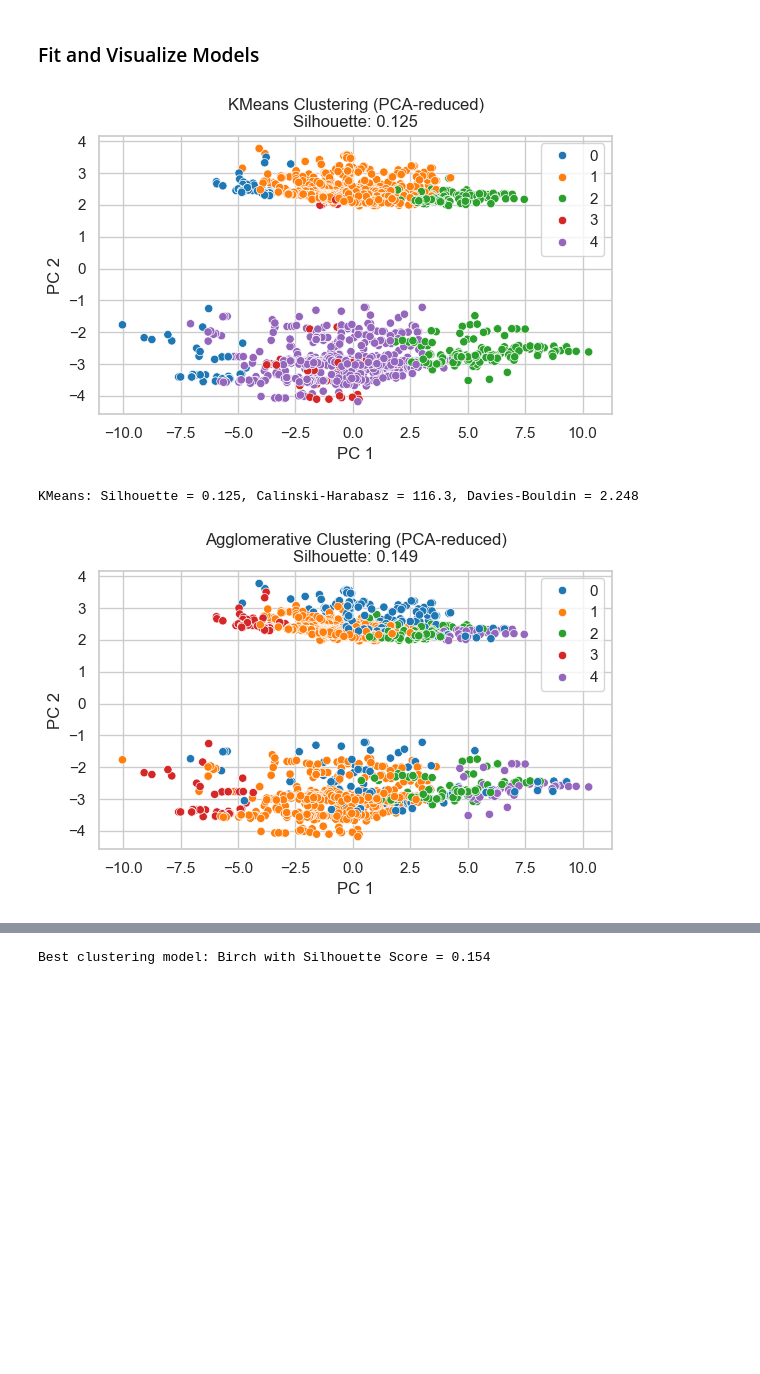
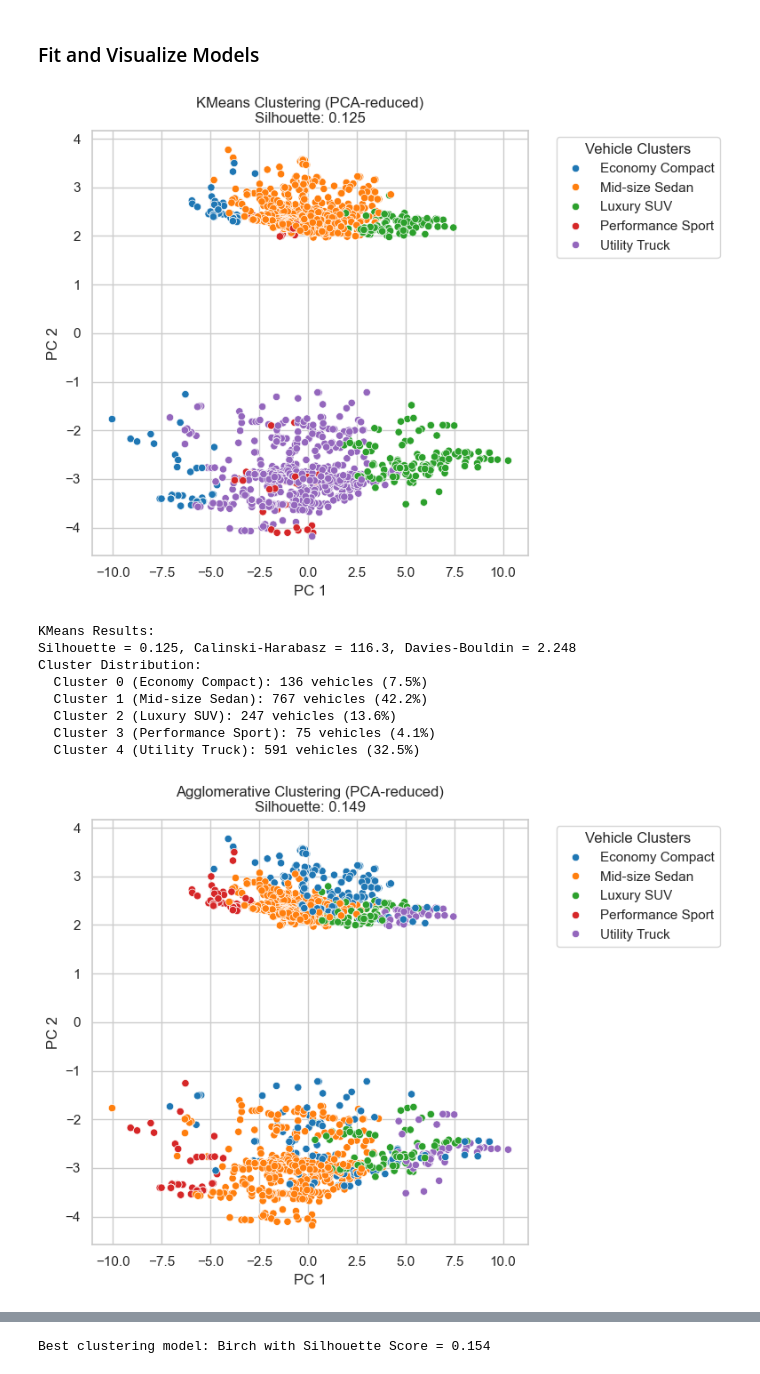
Before and after one commit to TarunZach/fuel_mpg_prediction, a Jupyter notebook: epa_fuel_economy.ipynb, the cells around one changed output, grey strips where cells are left out. Drawn from its saved outputs; the diff is of its cells as text; code cells hidden in the pictures; blank space fills up the shorter version.

```diff
--- a/epa_fuel_economy.ipynb
+++ b/epa_fuel_economy.ipynb
@@ -470,6 +624,15 @@ clustering_metrics = {}
 # %% [markdown]
 ### Fit and Visualize Models
 # %%
+# Define cluster labels to match frontend
+cluster_labels = {
+    0: {"name": "Economy Compact", "description": "Small, fuel-efficient vehicles"},
+    1: {"name": "Mid-size Sedan", "description": "Balanced performance and efficiency"},
+    2: {"name": "Luxury SUV", "description": "Large, feature-rich vehicles"},
+    3: {"name": "Performance Sport", "description": "High-performance vehicles"},
+    4: {"name": "Utility Truck", "description": "Work and utility vehicles"},
+}
+
 # Clustering models
 clustering_models = {
     "KMeans": KMeans(n_clusters=5, random_state=42),
@@ -493,37 +656,70 @@ for name, model in clustering_models.items():
         # Store labels for later visualization
         cluster_results[name] = labels
 
         # Evaluate clustering quality
         silhouette = silhouette_score(X_scaled, labels)
         calinski = calinski_harabasz_score(X_scaled, labels)
         davies = davies_bouldin_score(X_scaled, labels)
 
         clustering_metrics[name] = {
             "model": model,
             "labels": labels,
             "silhouette": silhouette,
             "calinski": calinski,
             "davies": davies,
         }
 
-        # Visualization
-        plt.figure(figsize=(6, 4))
-        sns.scatterplot(
+        # Create custom legend labels using cluster names
+        legend_labels = [cluster_labels[i]["name"] for i in range(5)]
+
+        # Visualization with named clusters
+        plt.figure(figsize=(8, 6))
+        scatter = sns.scatterplot(
             x=X_pca[:, 0], y=X_pca[:, 1], hue=labels, palette="tab10", legend="full"
         )
+
+        # Update legend with cluster names
+        handles, _ = scatter.get_legend_handles_labels()
+        plt.legend(
+            handles,
+            legend_labels,
+            title="Vehicle Clusters",
+            bbox_to_anchor=(1.05, 1),
+            loc="upper left",
+        )
+
         plt.title(f"{name} Clustering (PCA-reduced)\nSilhouette: {silhouette:.3f}")
         plt.xlabel("PC 1")
         plt.ylabel("PC 2")
         plt.tight_layout()
         plt.show()
 
+        # Print cluster distribution with names
+        print(f"\n{name} Results:")
         print(
-            f"{name}: Silhouette = {silhouette:.3f}, Calinski-Harabasz = {calinski:.1f}, Davies-Bouldin = {davies:.3f}"
+            f"Silhouette = {silhouette:.3f}, Calinski-Harabasz = {calinski:.1f}, Davies-Bouldin = {davies:.3f}"
         )
+
+        # Show cluster distribution
+        unique_labels, counts = np.unique(labels, return_counts=True)
+        print("Cluster Distribution:")
+        for label, count in zip(unique_labels, counts):
+            cluster_name = cluster_labels[label]["name"]
+            percentage = (count / len(labels)) * 100
+            print(
+                f"  Cluster {label} ({cluster_name}): {count} vehicles ({percentage:.1f}%)"
+            )
 
     except Exception as e:
         print(f"{name} failed: {e}")
 # %% [output]
-[figure, old version]
+[figure, new version]
-KMeans: Silhouette = 0.125, Calinski-Harabasz = 116.3, Davies-Bouldin = 2.248
+KMeans Results:
+Silhouette = 0.125, Calinski-Harabasz = 116.3, Davies-Bouldin = 2.248
+Cluster Distribution:
+  Cluster 0 (Economy Compact): 136 vehicles (7.5%)
+  Cluster 1 (Mid-size Sedan): 767 vehicles (42.2%)
+  Cluster 2 (Luxury SUV): 247 vehicles (13.6%)
+  Cluster 3 (Performance Sport): 75 vehicles (4.1%)
+  Cluster 4 (Utility Truck): 591 vehicles (32.5%)
-[figure, old version]
+[figure, new version]
```
Also changed, not shown: parts of 37 cells of this notebook, 8 other files.
